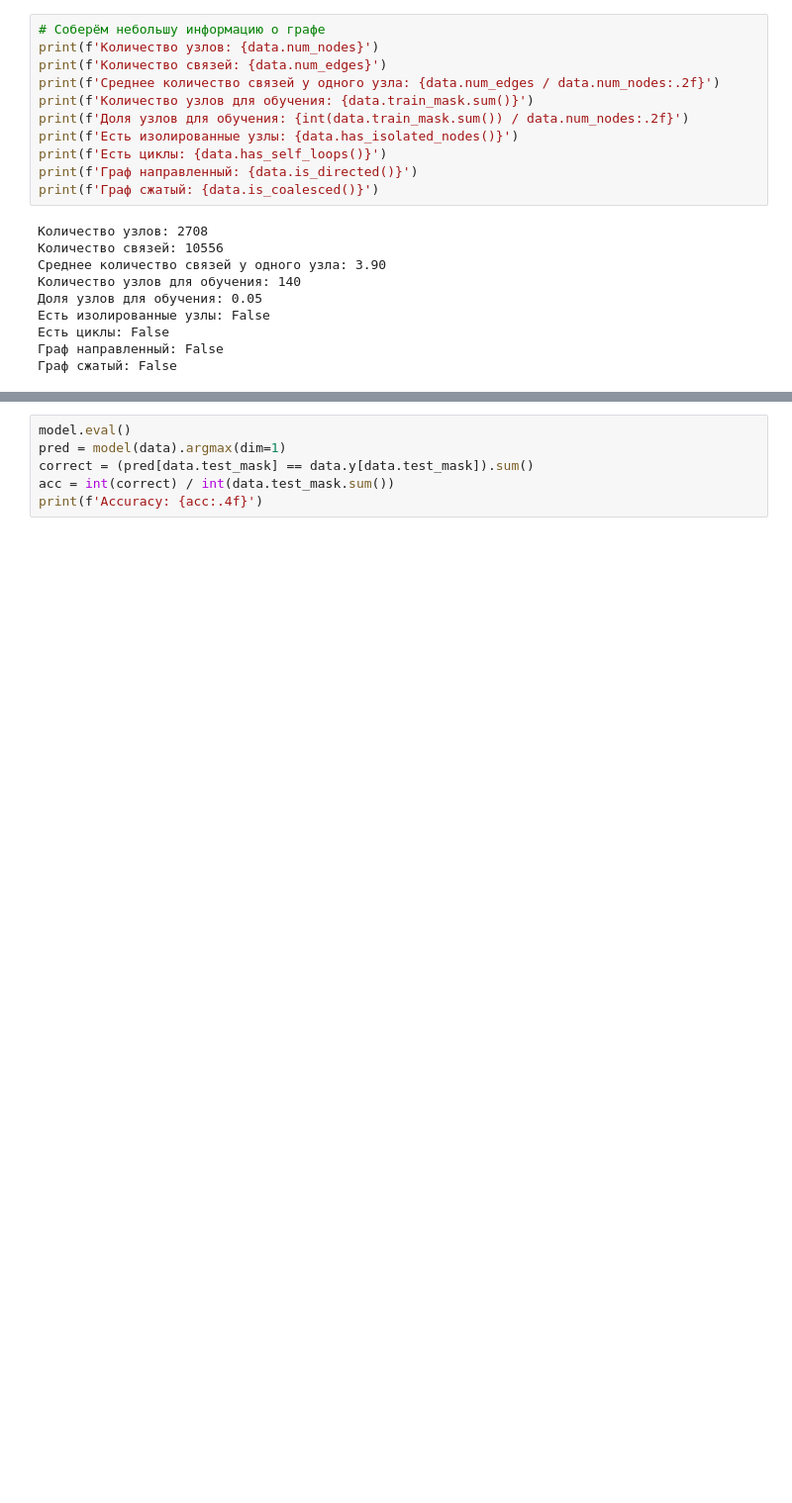
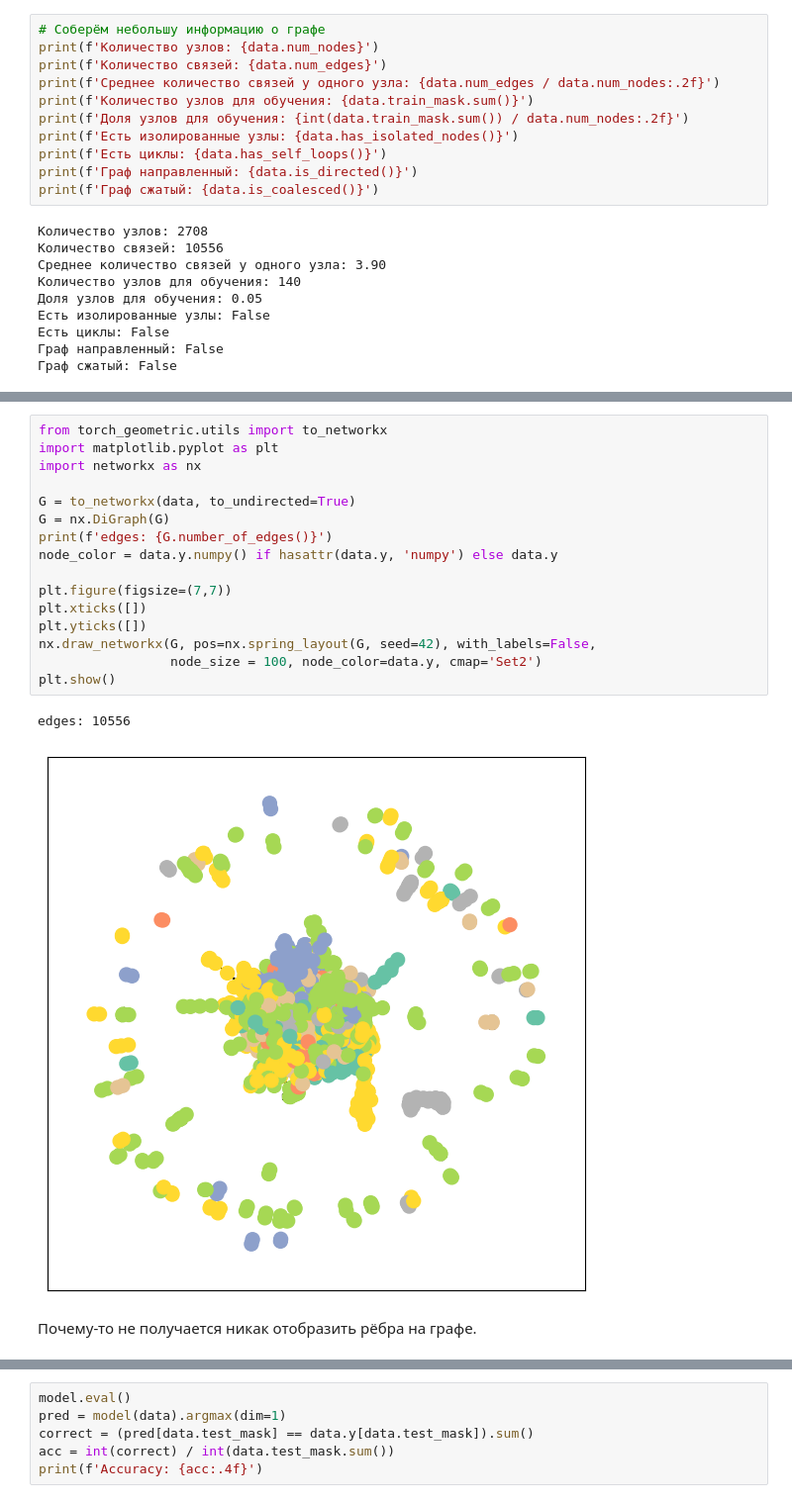
Before and after one commit to sokuroff/PyG_base_example, a Jupyter notebook: GCN.ipynb, the cells around one changed output, grey strips where cells are left out. Shown at 99% size. Cells and saved outputs as stored; diff of their text form; blank space fills up the shorter version.

Commit message:
added graph visualization

```diff
--- a/GCN.ipynb
+++ b/GCN.ipynb
@@ -112 +134,22 @@ print(f'Граф сжатый: {data.is_coalesced()}')
+# %%
+from torch_geometric.utils import to_networkx
+import matplotlib.pyplot as plt
+import networkx as nx
+
+G = to_networkx(data, to_undirected=True)
+G = nx.DiGraph(G)
+print(f'edges: {G.number_of_edges()}')
+node_color = data.y.numpy() if hasattr(data.y, 'numpy') else data.y
+
+plt.figure(figsize=(7,7))
+plt.xticks([])
+plt.yticks([])
+nx.draw_networkx(G, pos=nx.spring_layout(G, seed=42), with_labels=False,
+                 node_size = 100, node_color=data.y, cmap='Set2')
+plt.show()
+# %% [output]
+edges: 10556
+[figure, added]
+# %% [markdown]
+Почему-то не получается никак отобразить рёбра на графе.
 # %% [markdown]
```
Also changed, not shown: parts of 9 cells of this notebook.
